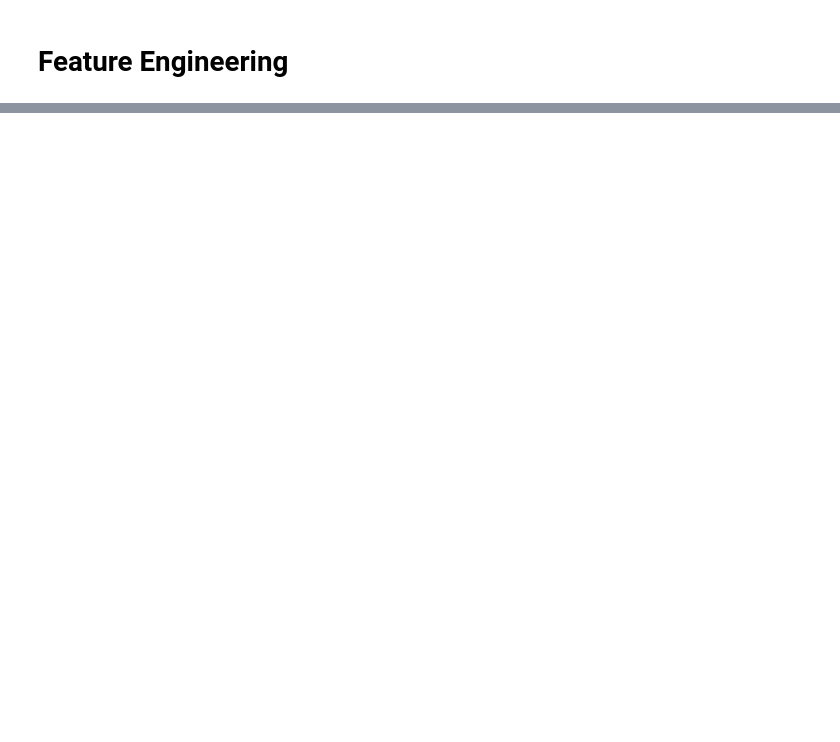
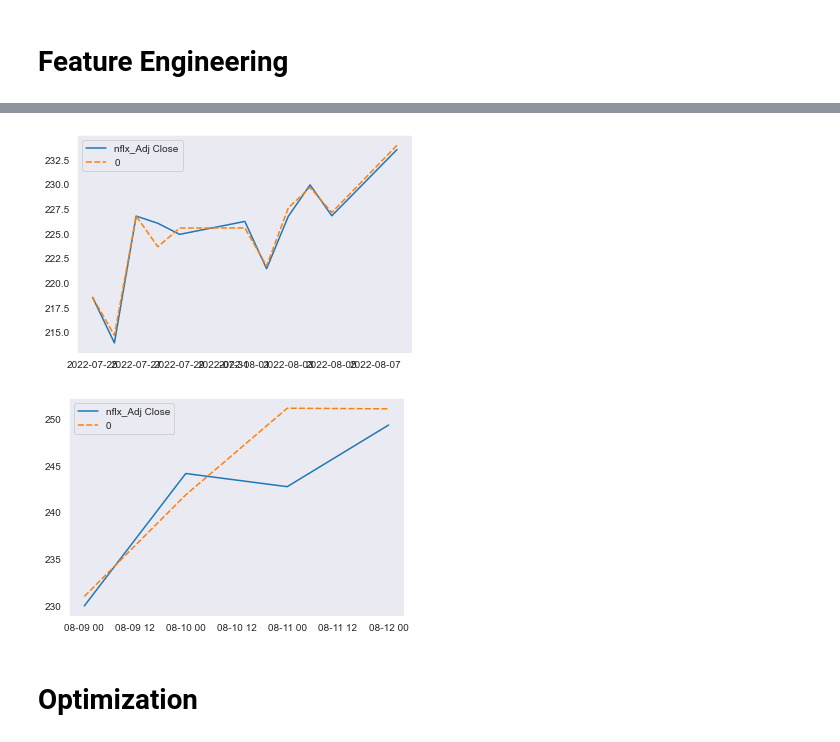
Before and after one commit to Velvox/lhl_capstone, a Jupyter notebook: src/sentiment_supervised.ipynb, the cells around one changed output, grey strips where cells are left out. Drawn from its saved outputs; the diff is of its cells as text; code cells hidden in the pictures; blank space fills up the shorter version.

Commit message:
Supervised Optimization Complete - Comparison possible

```diff
--- a/src/sentiment_supervised.ipynb
+++ b/src/sentiment_supervised.ipynb
@@ -85,8 +93,10 @@ X_shifted.dropna(how='all', inplace=True)
 y_shifted = y.iloc[rolling:]
 # %%
 # take the last 0.20% for validation
-X_train, X_test = functions.testSplit(X)
-y_train, y_test = functions.testSplit(y)
+test_size=0.3
+
+X_train, X_test = functions.testSplit(X, test_size)
+y_train, y_test = functions.testSplit(y, test_size)
 # %%
 # specify feats for column transformer, those not included will be dropped
 num_feats = ['nflx_Adj Close', 'nflx_High', 'nflx_Low', 'nflx_Volume', 'gspc_Adj Close', 'tweet_sentiment_pred']
@@ -137,5 +127,5 @@ pipeline = Pipeline([
     # ('initial_shift', functions.shiftTime(rolling=1)),
     # ('drop_nans', t_drop_na),
     ('preprocessing', preprocessing),
-    ('classifier', LinearRegression()),
+    ('regressor', LinearRegression()),
     ])
@@ -149,0 +132,11 @@ mean_squared_error(y_test, y_pred)
+# %%
+model = pipeline.fit(X_train, y_train)
+
+# calculate optimized score
+print('# train pred')
+y_train_pred = model.predict(X_train)
+functions.regression_results(y_train, y_train_pred)
+
+print('# test pred')
+y_test_pred = model.predict(X_test)
+functions.regression_results(y_test, y_test_pred)
@@ -149,0 +158,15 @@ mean_squared_error(y_test, y_pred)
+# %%
+# plot training predictions
+y_train_pred_df = pd.concat([y_train, pd.Series(y_train_pred, index=y_train.index)], axis=1)
+sns.lineplot(data=y_train_pred_df)
+plt.show()
+
+# plot predictions
+y_test_pred_df = pd.concat([y_test, pd.Series(y_test_pred, index=y_test.index)], axis=1)
+sns.lineplot(data=y_test_pred_df)
+plt.show()
+# %% [output]
+[figure, added]
+[figure, added]
+# %% [markdown]
+# Optimization
```
Also changed, not shown: parts of 16 cells of this notebook, 2 other files.
